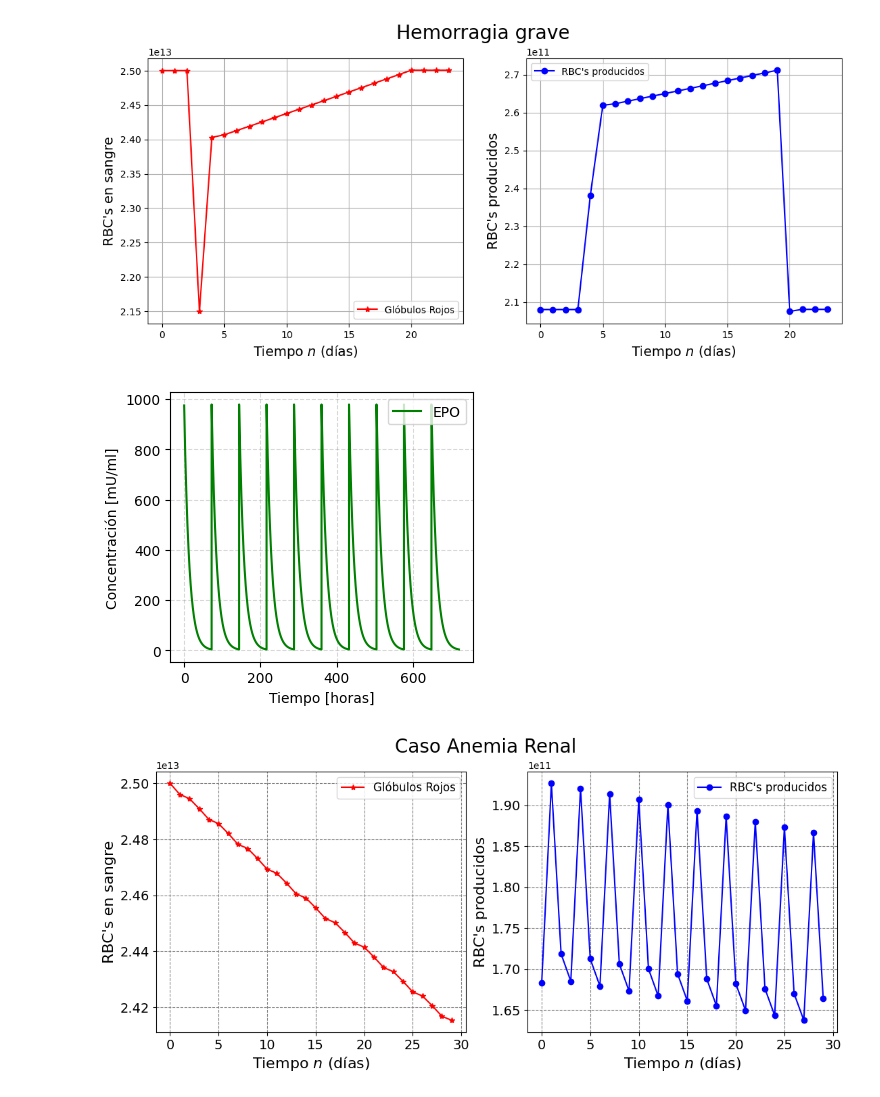
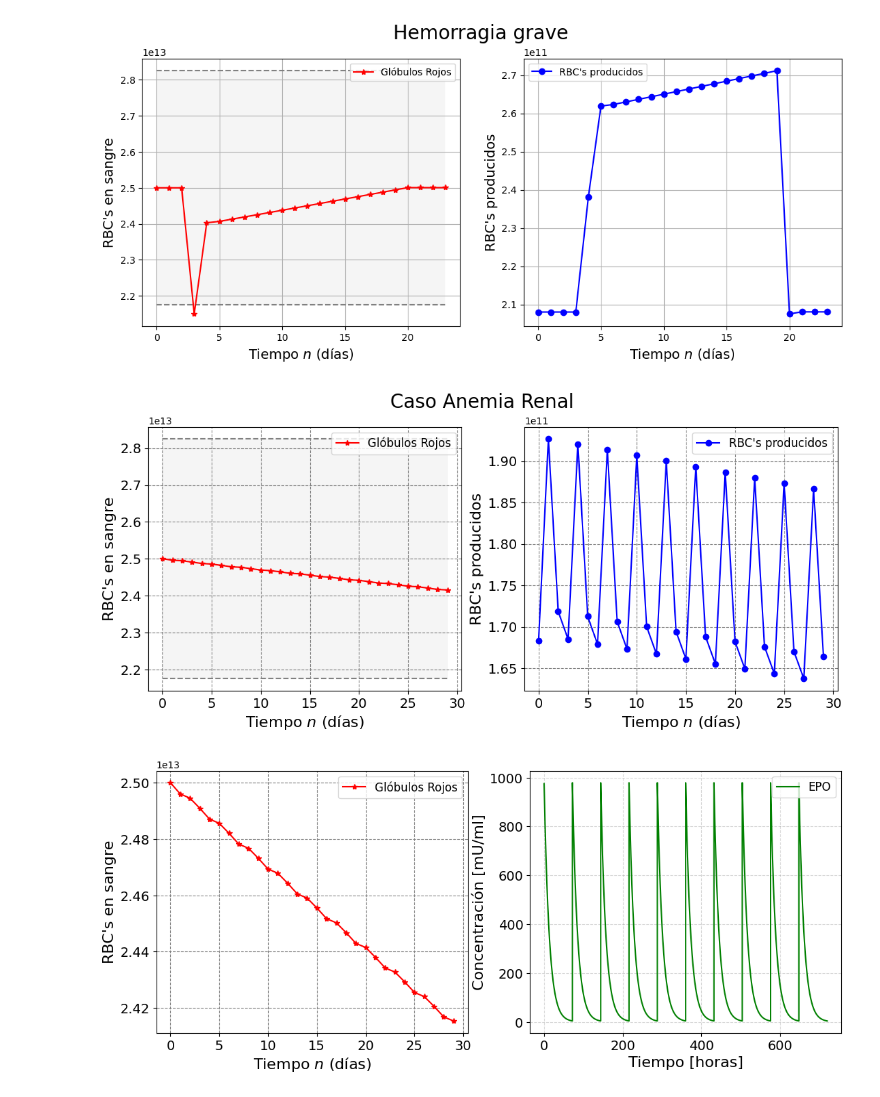
Before and after one commit to MiguelSC01/GraduationProject, a Jupyter notebook: Codigo/Tesis1[20].ipynb, the cells around one changed output. Drawn from its saved outputs; the diff is of its cells as text; code cells hidden in the pictures.

```diff
--- a/Codigo/Tesis1[20].ipynb
+++ b/Codigo/Tesis1[20].ipynb
@@ -382,6 +422,8 @@ from numpy.linalg import eig
 ##MODELO HEMORRAGIA GRAVE
 
 ##Constantes
+xsup = 28.25*(10**(12))
+xinf = 21.75*(10**(12))
 x0 = 25*(10**(12))
 y0 = 208*(10**(9))
 gamma1 = 1
@@ -434,6 +476,12 @@ for i in range(1,N+1):
 
 fig, (ax1, ax2) = plt.subplots(1, 2,figsize=(13,5))
 fig.suptitle('Hemorragia grave', fontsize='20')
+### HORIZONTAL LINES
+ax1.hlines(xsup,0,N,color='grey',linestyle='--')
+ax1.hlines(xinf,0,N,color='grey',linestyle='--')
+### SHADOW
+inte = (n>-0.1) & (n<N+10)
+ax1.fill_between(n[inte], xsup, xinf, facecolor='gray', alpha=0.08)
 ax1.plot(n, x, color='red',marker='*',label='Glóbulos Rojos') # GlobRoj
 ax1.legend()
 ax1.set_xlabel('Tiempo $n$ (días)',fontsize='14')
@@ -445,13 +493,14 @@ ax2.set_xlabel('Tiempo $n$ (días)',fontsize='14')
 ax2.set_ylabel('RBC\'s producidos',fontsize='14')
 ax2.grid()
 # %% [output]
-[figure, old version]
+[figure, new version]
 # %%
 ##MODELO ANEMIA RENAL DOSIS = 975 mU/ml
 import numpy as np
 from scipy.integrate import odeint
 import matplotlib.pyplot as plt
 
+#MODELO CONTINUO
 
 ## Parámetros y condiciones iniciales
 t0 = 72 # Tiempo de cada dosis [horas].
@@ -476,18 +525,13 @@ for i in range(1,Ndosis):
     x.append(y)
 
 z = np.concatenate(x)
-###########################
-fig, ax = plt.subplots(figsize = [3.9,3.5])
-fig.suptitle('', fontsize='20')
-plt.plot(t,z,color='green', label = "EPO")
-plt.grid(which='major', color='gray', linestyle='--',alpha=0.3)
-plt.xlabel("Tiempo [horas]")
-plt.ylabel("Concentración [mU/ml]")
-plt.legend()
-plt.show()
 
 
+#MODELO DISCRETO
+
 ##Constantes
+xsup = 28.25*(10**(12))
+xinf = 21.75*(10**(12))
 x0 = 25*(10**(12))
 EPOe = 8.9
 EPOs = 11
@@ -506,33 +550,54 @@ def fun(x,y,i):
     cm = gamma*f*x + z[2400*i]*x/1000000
     return [gr,cm]
 
 x = np.zeros(N+1)
 y = np.zeros(N+1)
 x[0]=x0
 y[0]=y0
 minimo = True
 for i in range(1,N+1):
     res = fun(x[i-1],y[i-1],i-1)
     x[i] = res[0]
     y[i] = res[1]
 
 
 
 fig, (ax1, ax2) = plt.subplots(1, 2,figsize=(13,5))
 fig.suptitle('Caso Anemia Renal', fontsize='20')
+### HORIZONTAL LINES
+ax1.hlines(xsup,0,N,color='grey',linestyle='--')
+ax1.hlines(xinf,0,N,color='grey',linestyle='--')
+### SHADOW
+inte = (n>-0.1) & (n<N+10)
+ax1.fill_between(n[inte], xsup, xinf, facecolor='gray', alpha=0.08)
 ax1.plot(n, x, color='red',marker='*',label='Glóbulos Rojos') # GlobRoj
 ax1.legend(fontsize='12')
 ax1.set_xlabel('Tiempo $n$ (días)',fontsize='16')
 ax1.set_ylabel('RBC\'s en sangre',fontsize='16')
 ax1.tick_params(labelsize=14)
 ax1.grid(color= 'grey',linestyle='--')
 ax2.plot(n, y, color='blue',marker='o',label='RBC\'s producidos') # CMH
 ax2.legend(fontsize='12')
 ax2.set_xlabel('Tiempo $n$ (días)',fontsize='16')
 ax2.set_ylabel('RBC\'s producidos',fontsize='16')
 ax2.tick_params(labelsize=14)
 ax2.grid(color= 'grey',linestyle='--')
+
+fig, (ax1,ax2) = plt.subplots(1, 2,figsize = (13,5))
+fig.suptitle('', fontsize='20')
+ax1.plot(n, x, color='red',marker='*',label='Glóbulos Rojos') # GlobRoj
+ax1.legend(fontsize='12')
+ax1.set_xlabel('Tiempo $n$ (días)',fontsize='16')
+ax1.set_ylabel('RBC\'s en sangre',fontsize='16')
+ax1.tick_params(labelsize=14)
+ax1.grid(color= 'grey',linestyle='--')
+ax2.plot(t,z,color='green', label = "EPO")
+ax2.grid(which='major', color='gray', linestyle='--',alpha=0.3)
+ax2.set_xlabel("Tiempo [horas]", fontsize = '16')
+ax2.set_ylabel("Concentración [mU/ml]", fontsize = '16')
+ax2.legend(fontsize = '12')
+ax2.tick_params(labelsize=14)
 # %% [output]
-[figure, old version]
+[figure, new version]
-[figure, old version]
+[figure, new version]
 # %%
```
Also changed, not shown: parts of 6 cells of this notebook, 19 other files.
